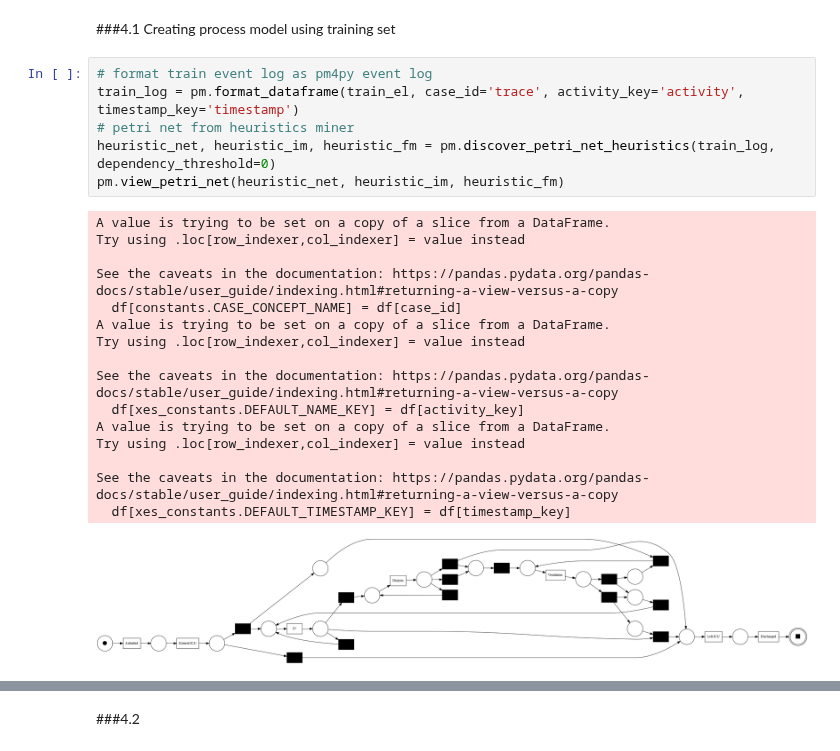
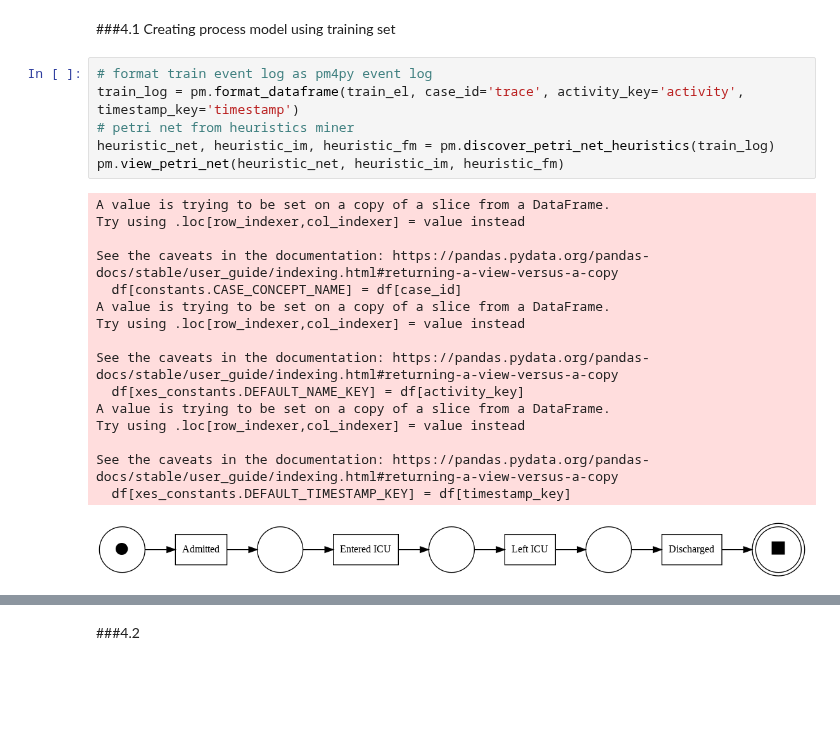
Before and after one commit to adamzbikowski/Process-Mining-Dissertation, a Jupyter notebook: timestamp_pipeline.ipynb, the cells around one changed output, grey strips where cells are left out. Cells and saved outputs as stored; diff of their text form; blank space fills up the shorter version.

```diff
--- a/timestamp_pipeline.ipynb
+++ b/timestamp_pipeline.ipynb
@@ -436,26 +438,26 @@ test_x
 # %%
 # format train event log as pm4py event log
 train_log = pm.format_dataframe(train_el, case_id='trace', activity_key='activity', timestamp_key='timestamp')
 # petri net from heuristics miner
-heuristic_net, heuristic_im, heuristic_fm = pm.discover_petri_net_heuristics(train_log, dependency_threshold=0)
+heuristic_net, heuristic_im, heuristic_fm = pm.discover_petri_net_heuristics(train_log)
 pm.view_petri_net(heuristic_net, heuristic_im, heuristic_fm)
 # %% [output]
 A value is trying to be set on a copy of a slice from a DataFrame.
 Try using .loc[row_indexer,col_indexer] = value instead
 
 See the caveats in the documentation: https://pandas.pydata.org/pandas-docs/stable/user_guide/indexing.html#returning-a-view-versus-a-copy
   df[constants.CASE_CONCEPT_NAME] = df[case_id]
 A value is trying to be set on a copy of a slice from a DataFrame.
 Try using .loc[row_indexer,col_indexer] = value instead
 
 See the caveats in the documentation: https://pandas.pydata.org/pandas-docs/stable/user_guide/indexing.html#returning-a-view-versus-a-copy
   df[xes_constants.DEFAULT_NAME_KEY] = df[activity_key]
 A value is trying to be set on a copy of a slice from a DataFrame.
 Try using .loc[row_indexer,col_indexer] = value instead
 
 See the caveats in the documentation: https://pandas.pydata.org/pandas-docs/stable/user_guide/indexing.html#returning-a-view-versus-a-copy
   df[xes_constants.DEFAULT_TIMESTAMP_KEY] = df[timestamp_key]
-[figure, old version]
+[figure, new version]
 # %%
 inductive_net, inductive_im, inductive_fm = pm.discover_petri_net_inductive(train_log)
 pm.view_petri_net(petri_net=inductive_net)
```
Also changed, not shown: parts of 30 cells of this notebook.
